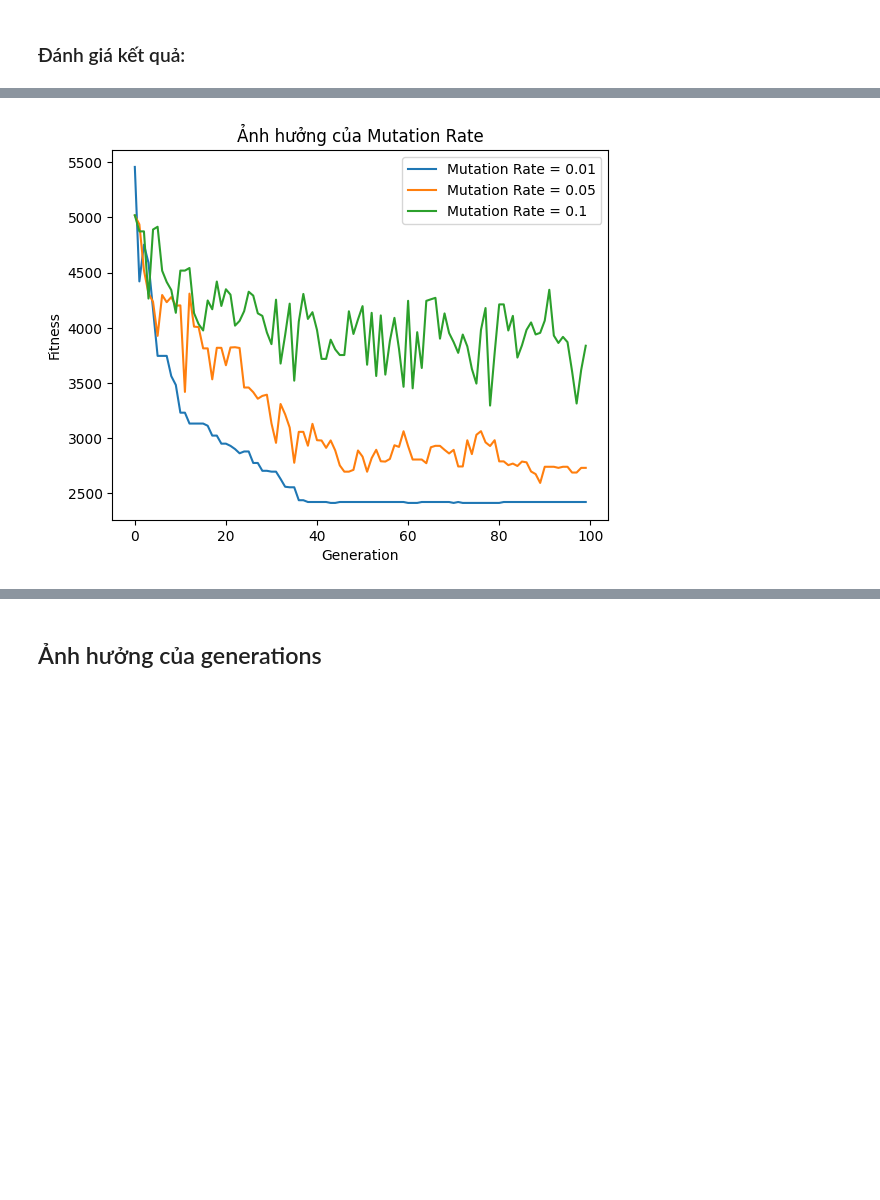
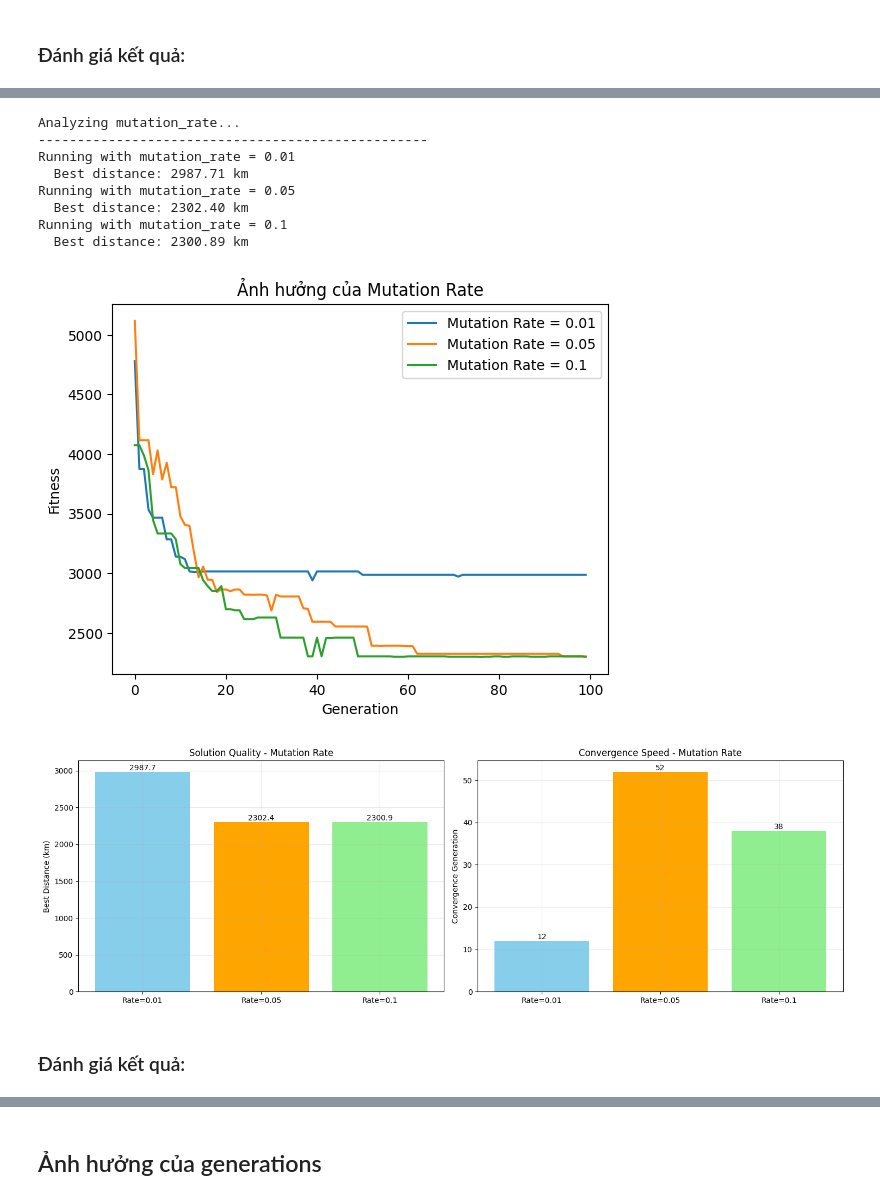
Before and after one commit to thilinnd/GA_TSP, a Jupyter notebook: src/experiment tham so.ipynb, the cells around one changed output, grey strips where cells are left out. Saved outputs shown, nothing was run; the diff lists cells and outputs as text; code cells hidden in the pictures; blank space fills up the shorter version.

```diff
--- a/src/experiment tham so.ipynb
+++ b/src/experiment tham so.ipynb
@@ -90,15 +214,34 @@ print(fitness1[:5])
-# %%
-fitness1 = solve(distance_matrix, generations=100, mutation_rate=0.01, population_size=100)[2]
-fitness4 = solve(distance_matrix, generations=100, mutation_rate=0.05, population_size=100)[2]
-fitness5 = solve(distance_matrix, generations=100, mutation_rate=0.1, population_size=100)[2]
-
-plt.plot(fitness1, label='Mutation Rate = 0.01')
-plt.plot(fitness4, label='Mutation Rate = 0.05')
-plt.plot(fitness5, label='Mutation Rate = 0.1')
-plt.xlabel("Generation")
-plt.ylabel("Fitness")
-plt.title("Ảnh hưởng của Mutation Rate")
-plt.legend()
-plt.show()
-# %% [output]
-[figure, removed]
+# %%
+# Ảnh hưởng của mutation_rate
+mutation_rates = [0.01, 0.05, 0.1]
+mut_results, mut_fitness = analyze_single_parameter('mutation_rate', mutation_rates, base_config, distance_matrix)
+
+# Lấy fitness histories (fitness1 đã có từ trước, chỉ cần fitness4, fitness5)
+fitness1, fitness4, fitness5 = mut_fitness
+
+plt.plot(fitness1, label='Mutation Rate = 0.01')
+plt.plot(fitness4, label='Mutation Rate = 0.05')
+plt.plot(fitness5, label='Mutation Rate = 0.1')
+plt.xlabel("Generation")
+plt.ylabel("Fitness")
+plt.title("Ảnh hưởng của Mutation Rate")
+plt.legend()
+plt.show()
+
+# Phân tích Solution Quality và Convergence Speed
+analyze_performance([fitness1, fitness4, fitness5],
+                   ['Rate=0.01', 'Rate=0.05', 'Rate=0.1'],
+                   'Mutation Rate')
+# %% [output]
+Analyzing mutation_rate...
+--------------------------------------------------
+Running with mutation_rate = 0.01
+  Best distance: 2987.71 km
+Running with mutation_rate = 0.05
+  Best distance: 2302.40 km
+Running with mutation_rate = 0.1
+  Best distance: 2300.89 km
+[figure, added]
+[figure, added]
+# %% [markdown]
+### Đánh giá kết quả:
```
Also changed, not shown: parts of 26 cells of this notebook, 1 other file.
